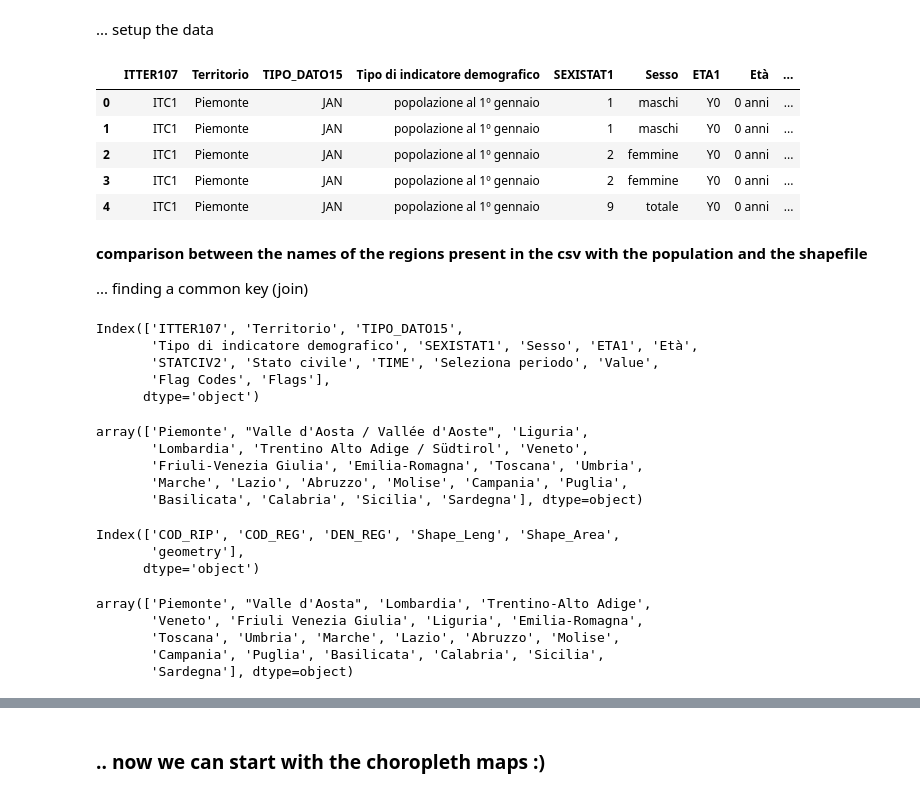
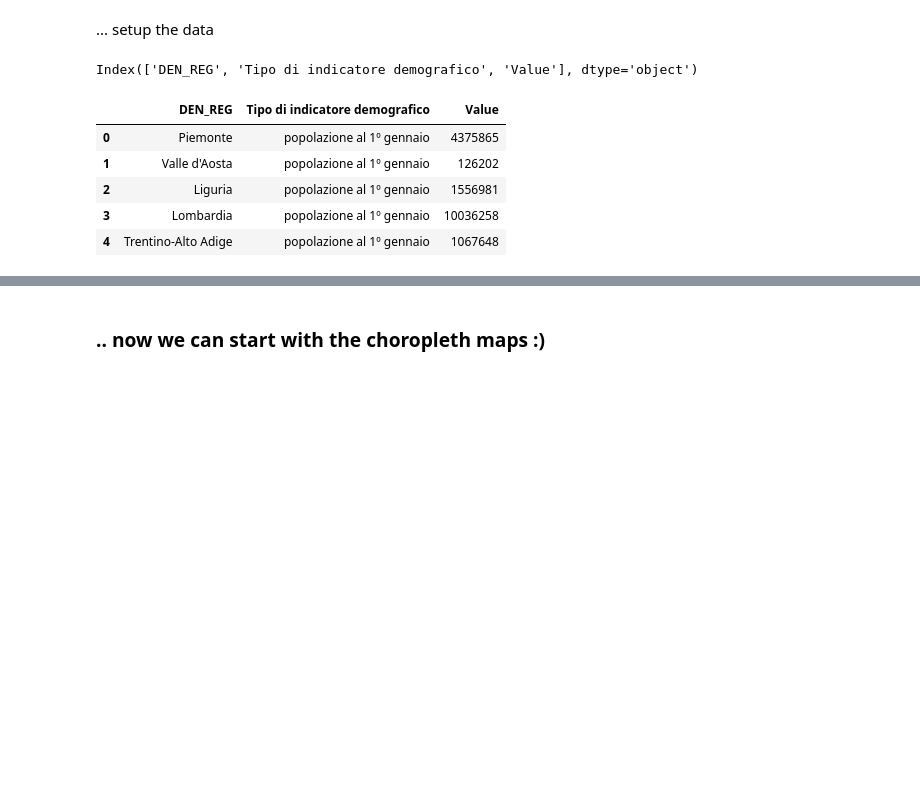
Before and after one commit to napo/geospatial_bigdive, a Jupyter notebook: 03 - Visualizing Geospatial Data #bigdive8.ipynb, the cells around one changed output, grey strips where cells are left out. Drawn from its saved outputs; the diff is of its cells as text; code cells hidden in the pictures; blank space fills up the shorter version.

Commit message:
update data and tutorials

```diff
--- a/03 - Visualizing Geospatial Data #bigdive8.ipynb
+++ b/03 - Visualizing Geospatial Data #bigdive8.ipynb
@@ -197,47 +197,17 @@ for x, y, label in zip(representative_points.geometry.x, representative_points.g
 # %% [markdown]
 ... setup the data
 # %%
-italianpeople_regions = pd.read_csv('data' + os.sep + 'popolazione_italiana_regioni_istat.csv')
+total_people_regions=pd.read_csv('data' + os.sep +'italian_population_regions.csv')
+# %%
+total_people_regions.columns
+# %% [output]
+Index(['DEN_REG', 'Tipo di indicatore demografico', 'Value'], dtype='object')
 # %%
-italianpeople_regions.head(5)
+total_people_regions.head(5)
 # %% [output]
-|  | ITTER107 | Territorio | TIPO_DATO15 | Tipo di indicatore demografico | SEXISTAT1 | Sesso | ETA1 | Età | ... |
-| 0 | ITC1 | Piemonte | JAN | popolazione al 1º gennaio | 1 | maschi | Y0 | 0 anni | ... |
-| 1 | ITC1 | Piemonte | JAN | popolazione al 1º gennaio | 1 | maschi | Y0 | 0 anni | ... |
-| 2 | ITC1 | Piemonte | JAN | popolazione al 1º gennaio | 2 | femmine | Y0 | 0 anni | ... |
-| 3 | ITC1 | Piemonte | JAN | popolazione al 1º gennaio | 2 | femmine | Y0 | 0 anni | ... |
-| 4 | ITC1 | Piemonte | JAN | popolazione al 1º gennaio | 9 | totale | Y0 | 0 anni | ... |
+|  | DEN_REG | Tipo di indicatore demografico | Value |
+| 0 | Piemonte | popolazione al 1º gennaio | 4375865 |
+| 1 | Valle d'Aosta | popolazione al 1º gennaio | 126202 |
+| 2 | Liguria | popolazione al 1º gennaio | 1556981 |
+| 3 | Lombardia | popolazione al 1º gennaio | 10036258 |
+| 4 | Trentino-Alto Adige | popolazione al 1º gennaio | 1067648 |
-# %% [markdown]
-**comparison between the names of the regions present in the csv with the population and the shapefile**
-
-... finding a common key (join)
-# %%
-italianpeople_regions.columns
-# %% [output]
-Index(['ITTER107', 'Territorio', 'TIPO_DATO15',
-       'Tipo di indicatore demografico', 'SEXISTAT1', 'Sesso', 'ETA1', 'Età',
-       'STATCIV2', 'Stato civile', 'TIME', 'Seleziona periodo', 'Value',
-       'Flag Codes', 'Flags'],
-      dtype='object')
-# %%
-italianpeople_regions.Territorio.unique()
-# %% [output]
-array(['Piemonte', "Valle d'Aosta / Vallée d'Aoste", 'Liguria',
-       'Lombardia', 'Trentino Alto Adige / Südtirol', 'Veneto',
-       'Friuli-Venezia Giulia', 'Emilia-Romagna', 'Toscana', 'Umbria',
-       'Marche', 'Lazio', 'Abruzzo', 'Molise', 'Campania', 'Puglia',
-       'Basilicata', 'Calabria', 'Sicilia', 'Sardegna'], dtype=object)
-# %%
-italian_regions.columns
-# %% [output]
-Index(['COD_RIP', 'COD_REG', 'DEN_REG', 'Shape_Leng', 'Shape_Area',
-       'geometry'],
-      dtype='object')
-# %%
-italian_regions.DEN_REG.unique()
-# %% [output]
-array(['Piemonte', "Valle d'Aosta", 'Lombardia', 'Trentino-Alto Adige',
-       'Veneto', 'Friuli Venezia Giulia', 'Liguria', 'Emilia-Romagna',
-       'Toscana', 'Umbria', 'Marche', 'Lazio', 'Abruzzo', 'Molise',
-       'Campania', 'Puglia', 'Basilicata', 'Calabria', 'Sicilia',
-       'Sardegna'], dtype=object)
```
Also changed, not shown: parts of 21 cells of this notebook, 1 other file.
